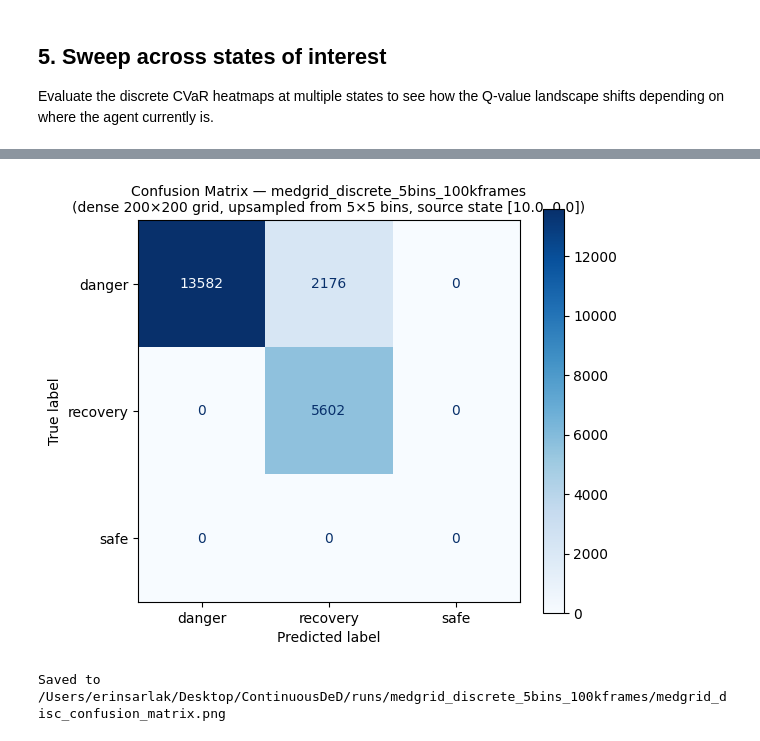
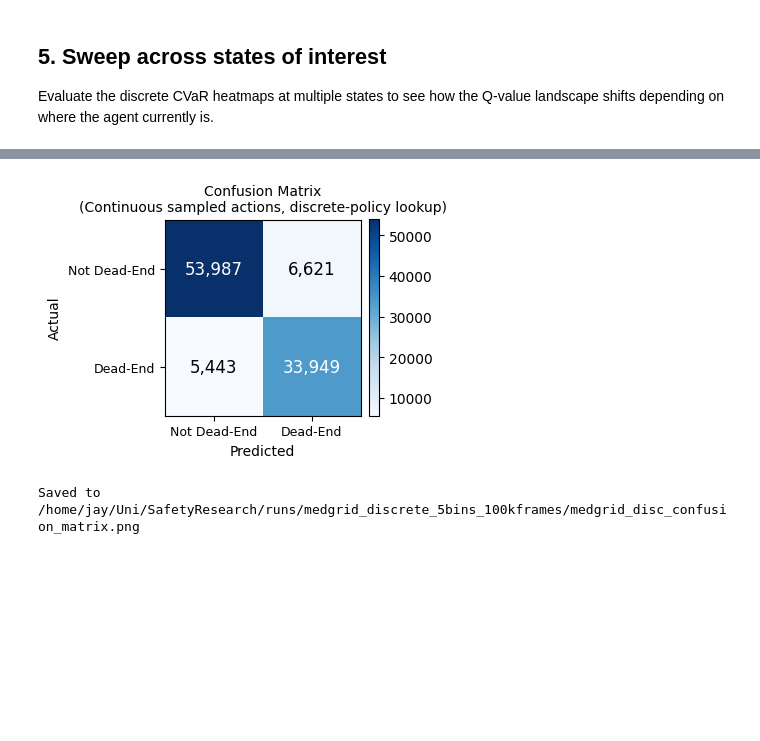
Before and after one commit to jaym-01/ContinuousDeD, a Jupyter notebook: medgrid_analysis_discrete5.ipynb, the cells around one changed output, grey strips where cells are left out. Drawn from its saved outputs; the diff is of its cells as text; code cells hidden in the pictures; blank space fills up the shorter version.

Commit message:
all plots made

```diff
--- a/medgrid_analysis_discrete5.ipynb
+++ b/medgrid_analysis_discrete5.ipynb
@@ -144,6 +161,15 @@ Loaded discrete Qd and Qr networks
 The discrete IQN outputs quantiles for **all actions simultaneously**: `forward(state, n_tau) -> (1, n_tau, n_actions)`.
 We compute the lower CVaR at level η for each action, then reshape the `n_bins²` values back into the `(n_bins, n_bins)` spatial grid to visualise them in the 10×10 coordinate frame.
 # %%
+def _prepare_iqn_for_device(disc_ded_agent, device):
+    network = disc_ded_agent.qnetwork_local
+    network.to(device)
+    network.device = device
+    if hasattr(network, 'pis'):
+        network.pis = network.pis.to(device)
+    return network
+
+
 def compute_discrete_action_heatmap(disc_ded_agent, state=FIXED_STATE,
                                      n_bins=N_BINS_DISC, n_tau=N_TAU, eta=ETA, device=DEVICE):
     """
@@ -158,7 +184,7 @@ def compute_discrete_action_heatmap(disc_ded_agent, state=FIXED_STATE,
     bins    : 1-D array of grid coordinates (same for both axes)
     """
     n_keep = max(1, int(eta * n_tau))
-    network = disc_ded_agent.qnetwork_local.to(device)
+    network = _prepare_iqn_for_device(disc_ded_agent, device)
     network.eval()
 
     s = torch.tensor([state], dtype=torch.float32).to(device)  # (1, 2)
@@ -251,13 +277,28 @@ Computing discrete Qr heatmap at state [10.0, 0.0]...
 ## 4. Side-by-side summary — discrete agent
 # %%
 if disc_qd is not None and disc_qr is not None:
+    disc_heatmap_d, disc_bins = compute_discrete_action_heatmap(disc_qd, state=FIXED_STATE)
+    disc_heatmap_r, _ = compute_discrete_action_heatmap(disc_qr, state=FIXED_STATE)
+
+    delta_d = -0.5
+    delta_r = 0.5
+    dead_end_grid = (disc_heatmap_d <= delta_d) & (disc_heatmap_r <= delta_r)
+
     fig, axes = plt.subplots(1, 3, figsize=(16, 5))
 
-    plot_ground_truth(ax=axes[0], resolution=200)
+    dead_rgba = np.zeros((N_BINS_DISC, N_BINS_DISC, 4), dtype=np.uint8)
+    dead_rgba[ dead_end_grid] = [231,  76,  60, 200]
+    dead_rgba[~dead_end_grid] = [255, 255, 255, 220]
+    axes[2].imshow(np.transpose(dead_rgba, (1, 0, 2)), origin='lower',
+                   extent=[0, SIZE, 0, SIZE], interpolation='nearest', aspect='equal')
+    axes[2].set_xlabel('action x'); axes[0].set_ylabel('action y')
+    axes[2].set_title(
+        f'Dead-End Region\n($\\delta_D$={delta_d}, $\\delta_R$={delta_r})', fontsize=10)
+
     plot_discrete_action_heatmap(disc_heatmap_d, disc_bins,
-                                  title=f'$Q_d$  CVaR (η={ETA}) @ {FIXED_STATE}', ax=axes[1])
+                                  title=f'$Q_d$  CVaR (η={ETA}) @ {FIXED_STATE}', ax=axes[0])
     plot_discrete_action_heatmap(disc_heatmap_r, disc_bins,
-                                  title=f'$Q_r$  CVaR (η={ETA}) @ {FIXED_STATE}', ax=axes[2])
+                                  title=f'$Q_r$  CVaR (η={ETA}) @ {FIXED_STATE}', ax=axes[1])
 
     fig.suptitle(
         f'MedGrid — {DISC_RUN_NAME}  |  discrete action grid ({N_BINS_DISC}x{N_BINS_DISC}) at state {FIXED_STATE}',
@@ -392,20 +451,12 @@ safe                  0            0
 # %%
-# ── Confusion Matrix ──────────────────────────────────────────────────────────
-cm = confusion_matrix(gt_flat, pred_flat, labels=CLASSES)
-
-fig, ax = plt.subplots(figsize=(6, 5))
-disp = ConfusionMatrixDisplay(confusion_matrix=cm, display_labels=CLASSES)
-disp.plot(ax=ax, colorbar=True, cmap='Blues', values_format='d')
-ax.set_title(
-    f'Confusion Matrix — {DISC_RUN_NAME}\n'
-    f'(dense 200×200 grid, upsampled from {n_bins}×{n_bins} bins, source state {FIXED_STATE})',
-    fontsize=10)
+fig, ax = plt.subplots(figsize=(4, 3.5))
+plot_confusion_matrix(cm_action, ax=ax)
 plt.tight_layout()
 out_path = os.path.join(DISC_RUN_DIR, 'medgrid_disc_confusion_matrix.png')
 plt.savefig(out_path, dpi=150, bbox_inches='tight')
 plt.show()
 print('Saved to', out_path)
 # %% [output]
-[figure, old version]
+[figure, new version]
-Saved to /Users/erinsarlak/Desktop/ContinuousDeD/runs/medgrid_discrete_5bins_100kframes/medgrid_disc_confusion_matrix.png
+Saved to /home/jay/Uni/SafetyResearch/runs/medgrid_discrete_5bins_100kframes/medgrid_disc_confusion_matrix.png
 # %%
```
Also changed, not shown: parts of 12 cells of this notebook, 8 other files.
